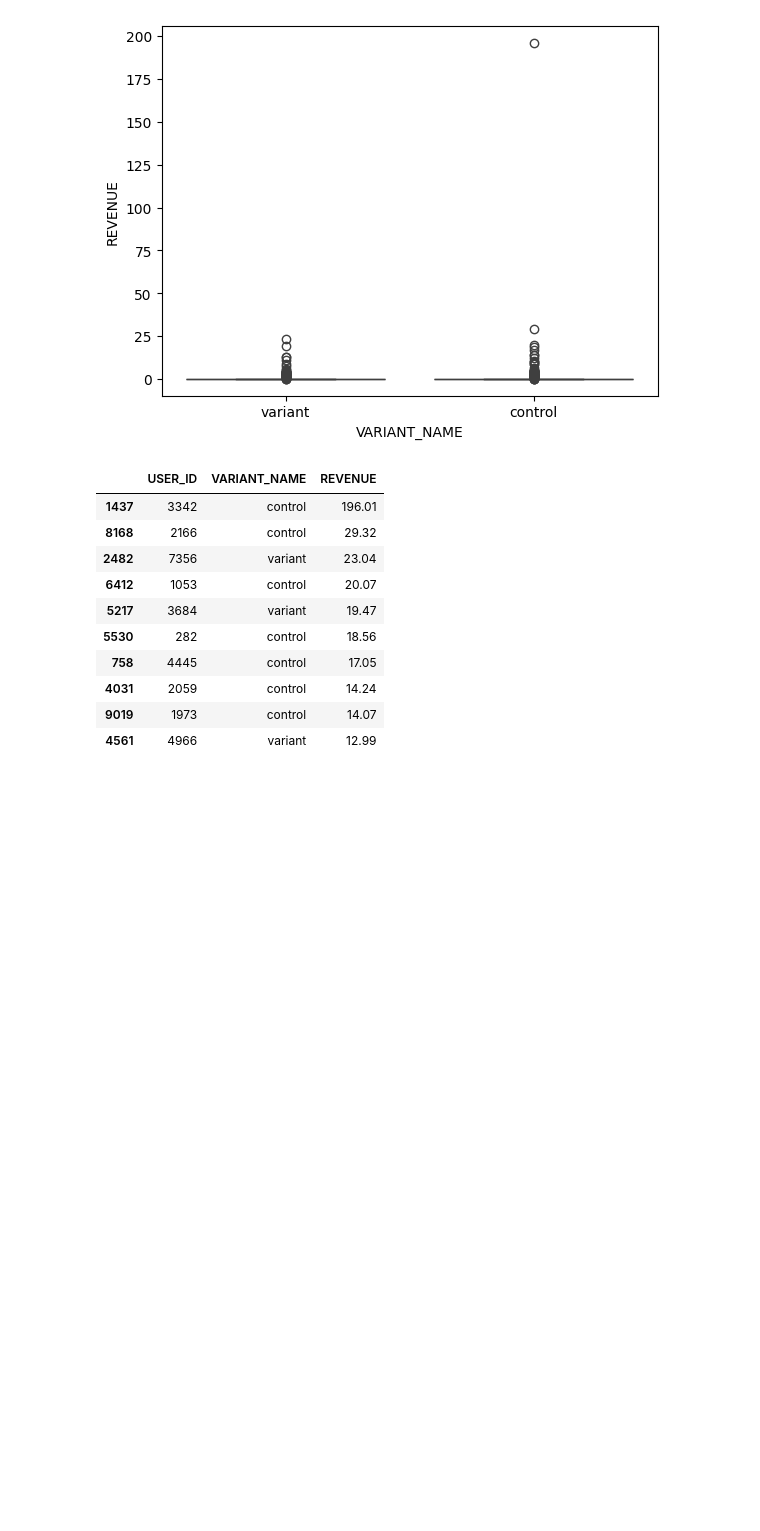
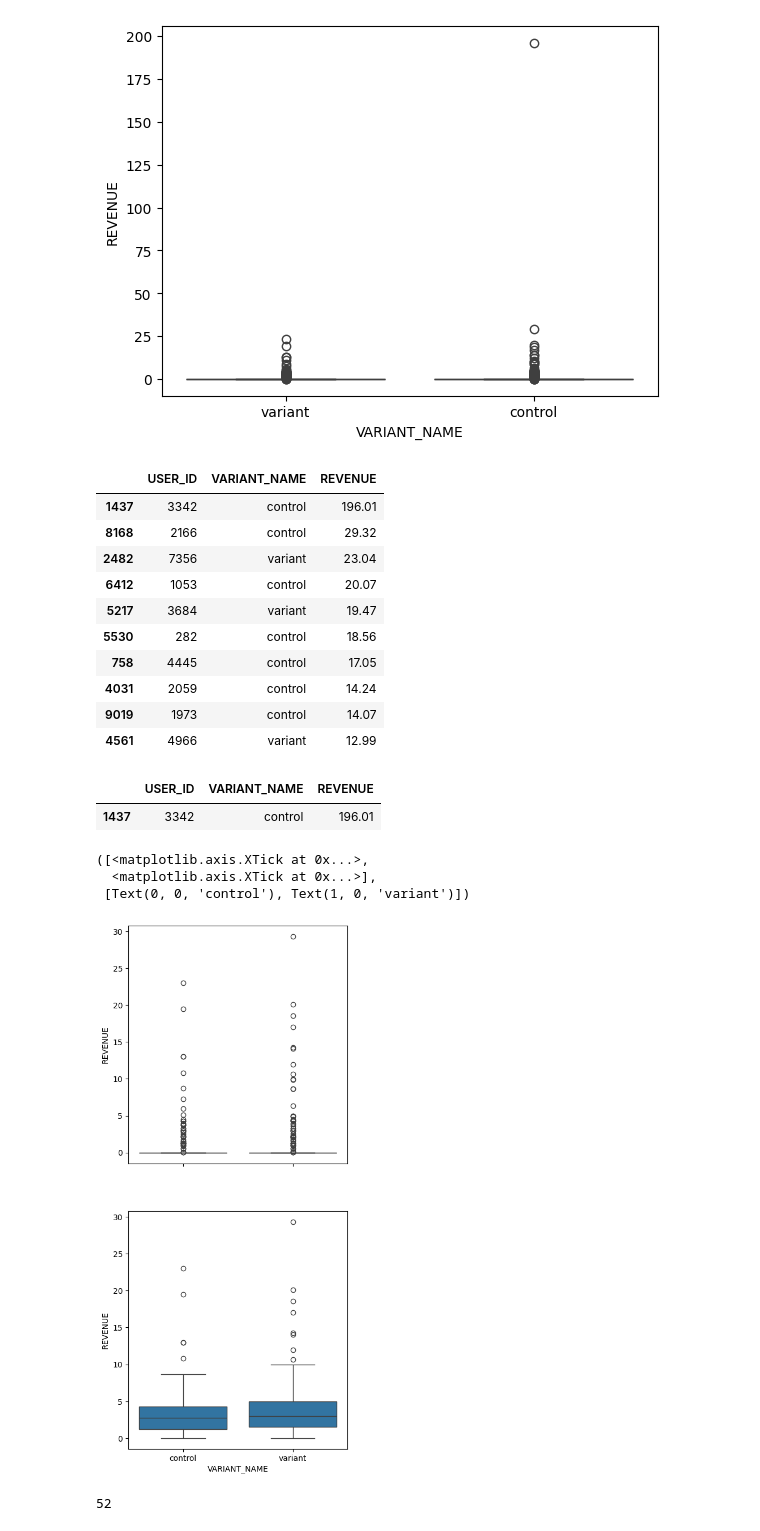
Before and after one commit to daniel-cosmetologist/AB-Test-Data-Analysis, a Jupyter notebook: Statistical Analysis.ipynb, the cells around one changed output. Drawn from its saved outputs; the diff is of its cells as text; code cells hidden in the pictures; blank space fills up the shorter version.

```diff
--- a/Statistical Analysis.ipynb
+++ b/Statistical Analysis.ipynb
@@ -106,3 +104,28 @@ df.sort_values(by='REVENUE', ascending=False).iloc[:10]
 | 4031 | 2059 | control | 14.24 |
 | 9019 | 1973 | control | 14.07 |
 | 4561 | 4966 | variant | 12.99 |
+# %%
+df[df['USER_ID'] == 3342]
+# %% [output]
+|  | USER_ID | VARIANT_NAME | REVENUE |
+| 1437 | 3342 | control | 196.01 |
+# %%
+df = df[df['USER_ID'] != 3342]
+# %%
+f, axes = plt.subplots(2, sharex=True, figsize=(5,12))
+sns.boxplot(ax = axes[0], x = 'VARIANT_NAME', y = 'REVENUE', data = df)
+sns.boxplot(ax = axes[1], x = 'VARIANT_NAME', y = 'REVENUE', data = df[df['REVENUE'] > 0])
+plt.xticks(np.arange(2), ('control', 'variant'))
+# %% [output]
+([<matplotlib.axis.XTick at 0x...>,
+  <matplotlib.axis.XTick at 0x...>],
+ [Text(0, 0, 'control'), Text(1, 0, 'variant')])
+[figure, added]
+# %%
+# let's see if there are users who have records with zero and positive revenue
+(df.loc[
+    (df['REVENUE'] == 0) & (df['USER_ID'].isin(df.loc[df['REVENUE'] > 0, 'USER_ID'].values)),
+    'USER_ID'
+]).count()
+# %% [output]
+52
```
Also changed, not shown: parts of 19 cells of this notebook.
